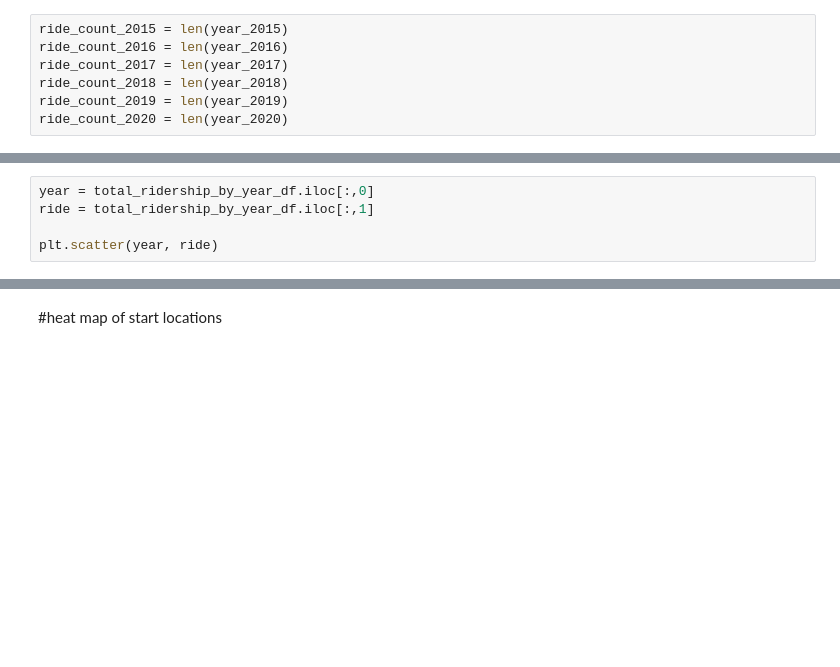
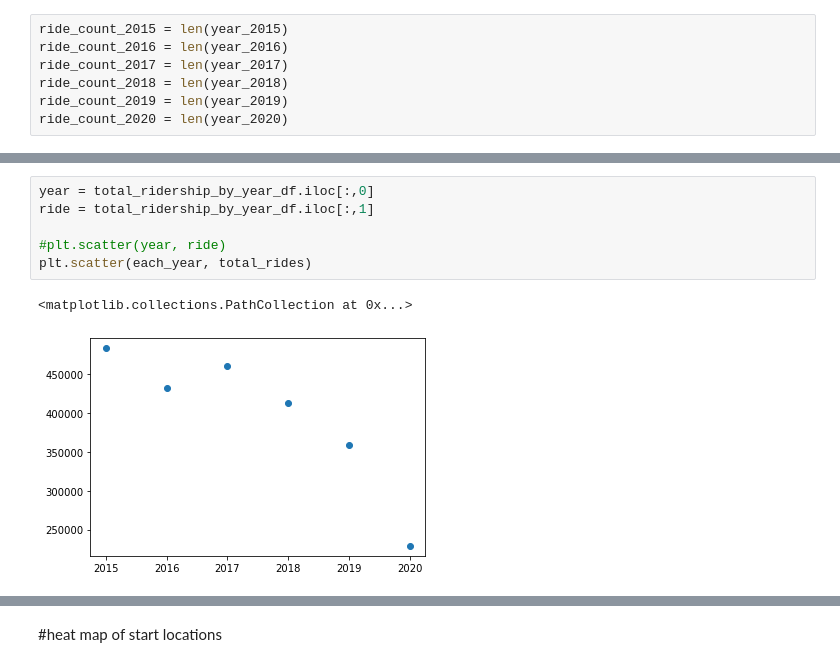
Before and after one commit to luchovzla/project-1, a Jupyter notebook: NiceRideCombined.ipynb, the cells around one changed output, grey strips where cells are left out. Saved outputs shown, nothing was run; the diff lists cells and outputs as text; blank space fills up the shorter version.

```diff
--- a/NiceRideCombined.ipynb
+++ b/NiceRideCombined.ipynb
@@ -513,5 +703,9 @@ print (f'linear regression: \n   slope = {cap_slope}\n   intercept = {cap_interc
 # %%
 year = total_ridership_by_year_df.iloc[:,0]
 ride = total_ridership_by_year_df.iloc[:,1]
 
-plt.scatter(year, ride)
+#plt.scatter(year, ride)
+plt.scatter(each_year, total_rides)
+# %% [output]
+<matplotlib.collections.PathCollection at 0x...>
+[figure, added]
```
Also changed, not shown: parts of 30 cells of this notebook.
